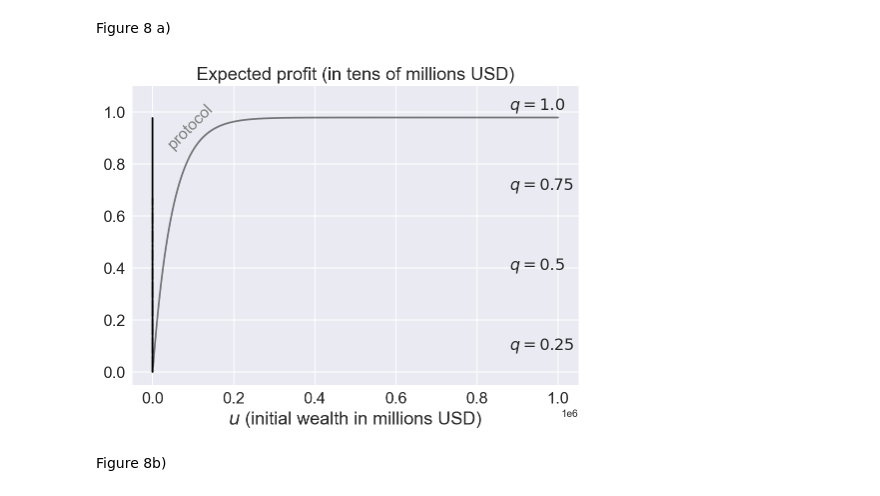
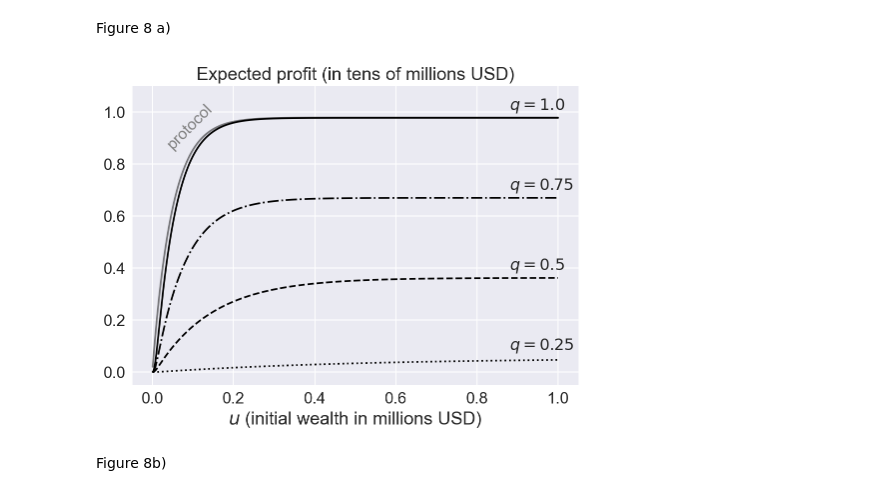
Before and after one commit to LaGauffre/Blockchain_mining_risk_analysis, a Jupyter notebook: Python/numerical_illustrations.ipynb, the cells around one changed output. Cells and saved outputs as stored; diff of their text form; code cells hidden in the pictures.

Commit message:
fox one of the graph

```diff
--- a/Python/numerical_illustrations.ipynb
+++ b/Python/numerical_illustrations.ipynb
@@ -420,16 +420,18 @@ u_vec = np.arange(1000, 1001000, 1000)
 t_vec = np.array([14*24])
 π_W_vec = np.arange(0.03, 0.051, 0.01)
 p_vec = np.arange(0.1, 0.14, 0.02)
-V_protocol_df = pd.DataFrame({'u':[],'t':[],'π_W':[], 'p':[],'V_u_T':[], 'EG':[]})
-for t in t_vec:
-    for π_W in π_W_vec:
-        for p in p_vec:
-            c = p * π_W * W
-            res = pd.DataFrame({'u':u_vec,
-                        't':np.repeat(t, len(u_vec)),
-                        'π_W':np.repeat(π_W, len(u_vec)),
-                        'p':np.repeat(p, len(u_vec)),
-                        'V_u_T':[ V_T(u, t, b, c, p, λ) for u in u_vec],
-                       'EG': [u - c * t + p * λ * b * t for u in u_vec]
-                               })
-            V_protocol_df = pd.concat([V_protocol_df, res])
+# V_protocol_df = pd.DataFrame({'u':[],'t':[],'π_W':[], 'p':[],'V_u_T':[], 'EG':[]})
+# for t in t_vec:
+#     for π_W in π_W_vec:
+#         for p in p_vec:
+#             c = p * π_W * W
+#             res = pd.DataFrame({'u':u_vec,
+#                         't':np.repeat(t, len(u_vec)),
+#                         'π_W':np.repeat(π_W, len(u_vec)),
+#                         'p':np.repeat(p, len(u_vec)),
+#                         'V_u_T':[ V_T(u, t, b, c, p, λ) for u in u_vec],
+#                        'EG': [u - c * t + p * λ * b * t for u in u_vec]
+#                                })
+#             V_protocol_df = pd.concat([V_protocol_df, res])
+V_selfish_df
+V_protocol_df
@@ -438,38 +454,38 @@ Figure 8 a)
 # %%
 linestyles = ['dotted', 'dashed', 'dashdot', 'solid']
 #Selection of the data
 π_W = 0.03
 p = 0.1
 select_self = (np.around(V_selfish_df.π_W.values, decimals = 3) == π_W) & (np.around(V_selfish_df.p.values, decimals = 2) == p)
 q_vec_ex = np.array([0.25, 0.5, 0.75, 1])
 for k in range(len(q_vec_ex)):
 
-    plt.plot(u_vec / 1e6, V_selfish_df.V_T[(select_self) & (np.around(V_selfish_df.q.values, decimals = 2) == q_vec_ex[k])].values -u_vec ,
+    plt.plot(u_vec / 1e6 , V_selfish_df.V_T[(select_self) & (np.around(V_selfish_df.q.values, decimals = 2) == q_vec_ex[k])].values -u_vec ,
              color = 'k', alpha = 1, linestyle =linestyles[k] )
 
-    plt.text(u_vec[-120], V_selfish_df.EG[(select_self) &  (np.around(V_selfish_df.q.values, decimals = 2) == q_vec_ex[k])].values[-1]
+    plt.text(u_vec[-120] / 1e6, V_selfish_df.EG[(select_self) &  (np.around(V_selfish_df.q.values, decimals = 2) == q_vec_ex[k])].values[-1]
              -u_vec[-1]+300000,'$q = '+ str(q_vec_ex[k])+'$', fontsize = fontsize_ticker)
 plt.xlabel('$u$ (initial wealth in millions USD)', fontsize = fontsize_axes)
 plt.title('Expected profit (in tens of millions USD)', fontsize = fontsize_axes)
 plt.tick_params(labelsize=fontsize_ticker)
 select_pro = (np.around(V_protocol_df.π_W.values, decimals = 3) == π_W) &\
 (np.around(V_protocol_df.p.values, decimals = 2) == p)
-plt.plot(u_vec, V_protocol_df.V_u_T[select_pro].values -u_vec, color = 'k', alpha = 0.5, linestyle = 'solid')
+plt.plot(u_vec / 1e6 , V_protocol_df.V_u_T[select_pro].values -u_vec, color = 'k', alpha = 0.5, linestyle = 'solid')
 
 # Locations to plot text
-l2 = np.array((u_vec[50], V_protocol_df.V_u_T[select_pro].values[100] -u_vec[100]))
+l2 = np.array((u_vec[50] / 1e6 , V_protocol_df.V_u_T[select_pro].values[100] -u_vec[100]))
 
 # Rotate angle
 angle = 45
 trans_angle = plt.gca().transData.transform_angles(np.array((45,)),
                                                    l2.reshape((1, 2)))[0]
 
 plt.text(l2[0], l2[1],'protocol', fontsize = fontsize_ticker, color = 'grey',  rotation=angle, rotation_mode='anchor')
 plt.ylim(top=11000000)
 plt.setp(plt.gca().get_yaxis().get_offset_text(), visible=False)
 plt.savefig("../Figures/self_rev_u.pdf", bbox_inches='tight')
 # %% [output]
-[figure, old version]
+[figure, new version]
 # %% [markdown]
 Figure 8b)
 # %%
```
Also changed, not shown: parts of 1 cell of this notebook, 2 other files.
